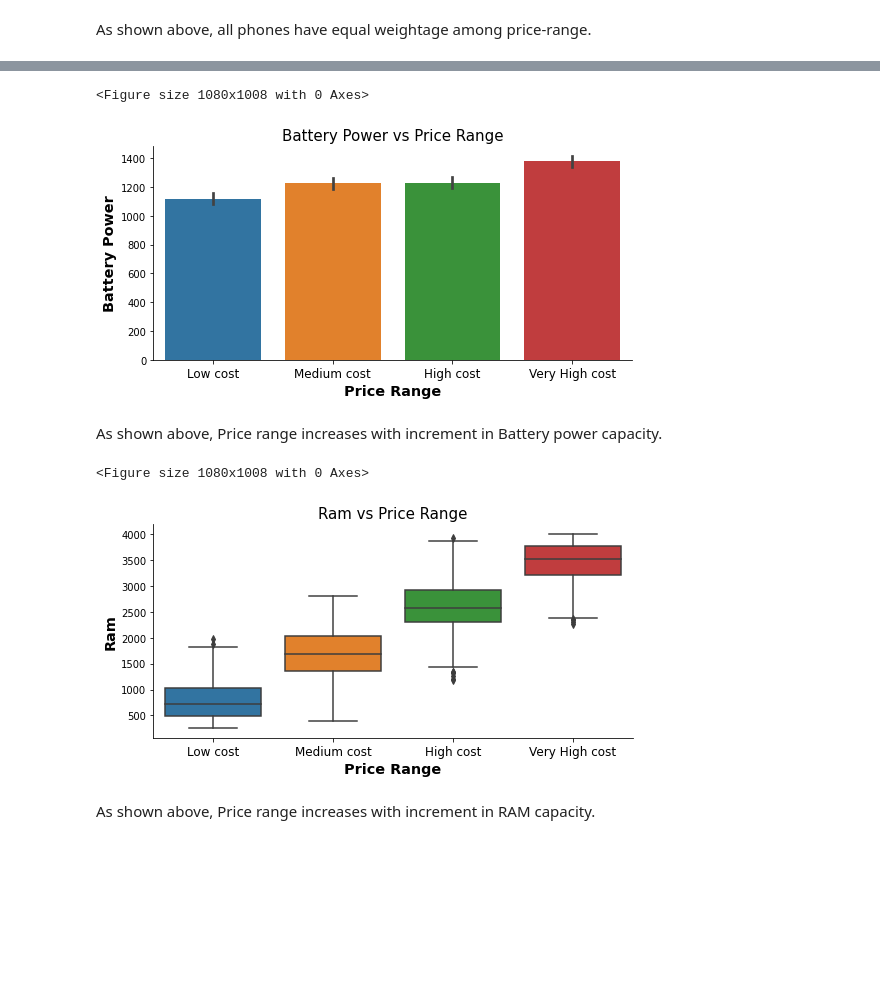
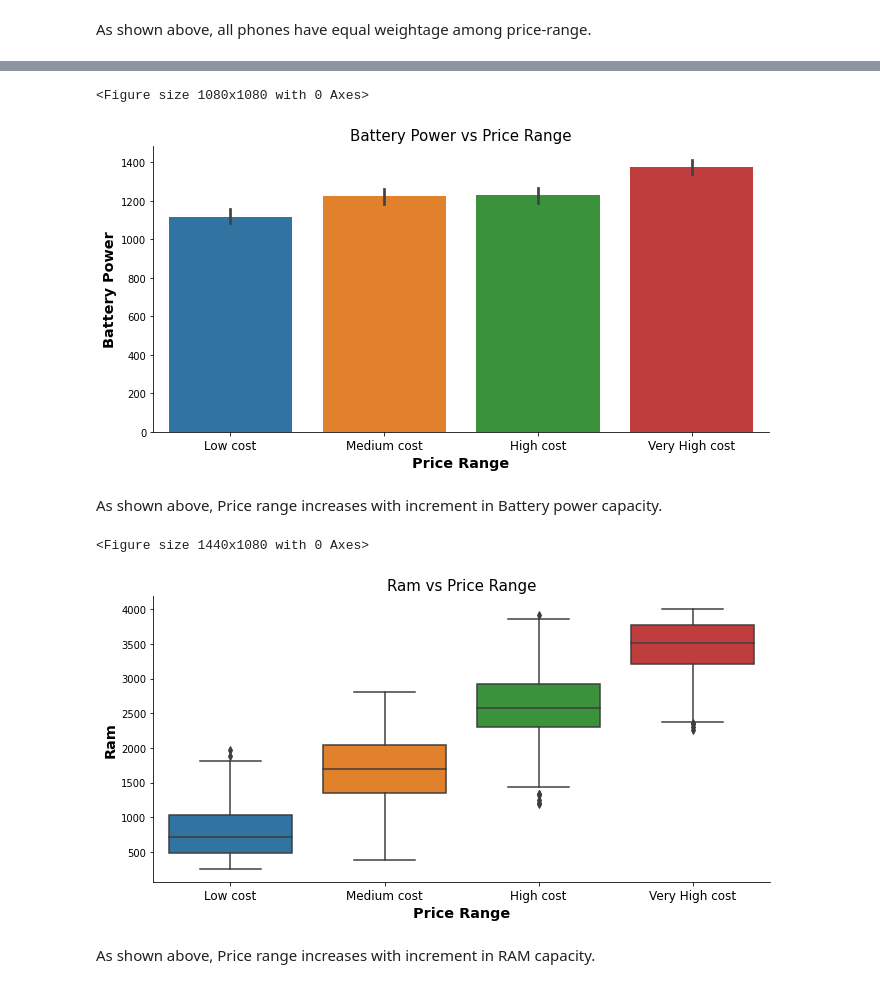
Before and after one commit to meetdelvadiya/Mobile-Price-Range-Prediction, a Jupyter notebook: Mobile_Price_Range_Prediction_Meet_Delvadiya.ipynb, the cells around one changed output, grey strips where cells are left out. Saved outputs shown, nothing was run; the diff lists cells and outputs as text; code cells hidden in the pictures; blank space fills up the shorter version.

```diff
--- a/Mobile_Price_Range_Prediction_Meet_Delvadiya.ipynb
+++ b/Mobile_Price_Range_Prediction_Meet_Delvadiya.ipynb
@@ -249,20 +238,20 @@ sns.distplot(x2 , color="deeppink", ax=axes[1], axlabel='Screen Width')
 # %%
-plt.figure(figsize=[15,14])
-graph = sns.catplot(x= 'price_range', y = 'battery_power', data = dataset, kind = "bar", height=4,aspect=1.9)
+plt.figure(figsize=[15,15])
+graph = sns.catplot(x= 'price_range', y = 'battery_power', data = dataset, kind = "bar", height=5,aspect=1.9)
 plt.title('Battery Power vs Price Range', fontsize = 15)
 graph.set_xticklabels(labels, rotation = 0, fontsize='large')
 plt.tight_layout()
 plt.xlabel('Price Range',fontsize='x-large',fontweight='bold')
 plt.ylabel('Battery Power',fontsize='x-large',fontweight='bold')
 plt.show()
 # %% [output]
-<Figure size 1080x1008 with 0 Axes>
+<Figure size 1080x1080 with 0 Axes>
-[figure, old version]
+[figure, new version]
 # %% [markdown]
 As shown above, Price range increases with increment in Battery power capacity.
 # %%
-plt.figure(figsize=[15,14])
-graph = sns.catplot(x= 'price_range', y = 'ram', data = dataset, kind = "box", height=4,aspect=1.9)
+plt.figure(figsize=[20,15])
+graph = sns.catplot(x= 'price_range', y = 'ram', data = dataset, kind = "box", height=5,aspect=1.9)
 plt.title('Ram vs Price Range', fontsize = 15)
 graph.set_xticklabels(labels, rotation = 0, fontsize='large')
 plt.tight_layout()
@@ -270,7 +259,7 @@ plt.xlabel('Price Range',fontsize='x-large',fontweight='bold')
 plt.ylabel('Ram',fontsize='x-large',fontweight='bold')
 plt.show()
 # %% [output]
-<Figure size 1080x1008 with 0 Axes>
+<Figure size 1440x1080 with 0 Axes>
-[figure, old version]
+[figure, new version]
 # %% [markdown]
 As shown above, Price range increases with increment in RAM capacity.
```
Also changed, not shown: parts of 18 cells of this notebook.
